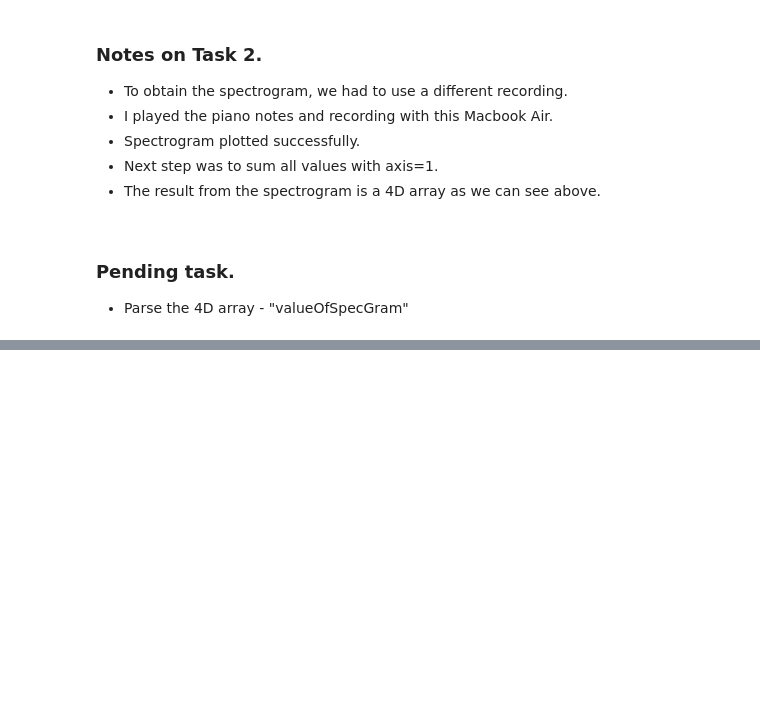
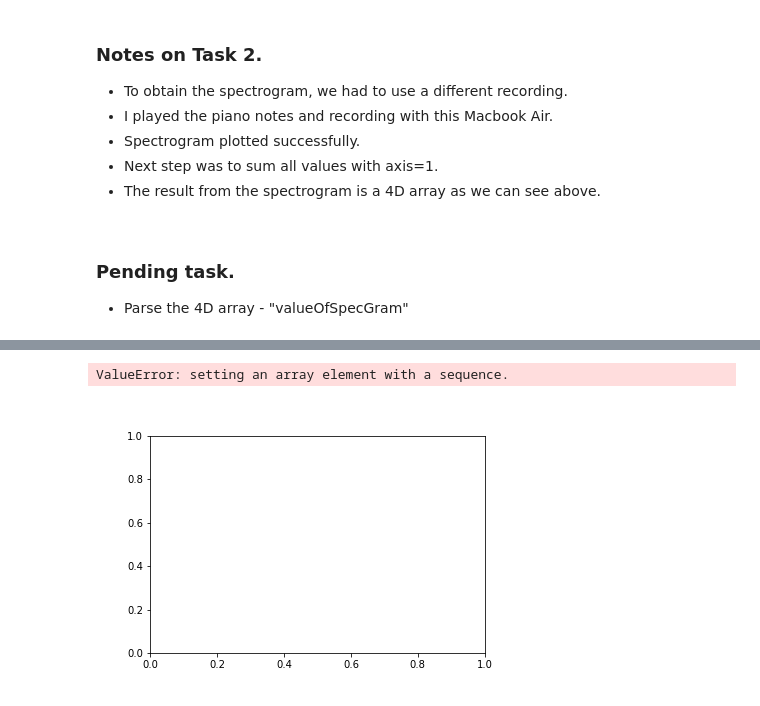
Before and after one commit to SudharshanBR/NewRecording2, a Jupyter notebook: InstrumentRecognition.ipynb, the cells around one changed output, grey strips where cells are left out. Saved outputs shown, nothing was run; the diff lists cells and outputs as text; code cells hidden in the pictures; blank space fills up the shorter version.

```diff
--- a/InstrumentRecognition.ipynb
+++ b/InstrumentRecognition.ipynb
@@ -124,0 +170,9 @@ plt.show()
+# %%
+if plt:
+    plt.close()
+
+plt.plot(resultMax)
+plt.show()
+# %% [output]
+ValueError: setting an array element with a sequence.
+[figure, added]
```
Also changed, not shown: parts of 10 cells of this notebook.
